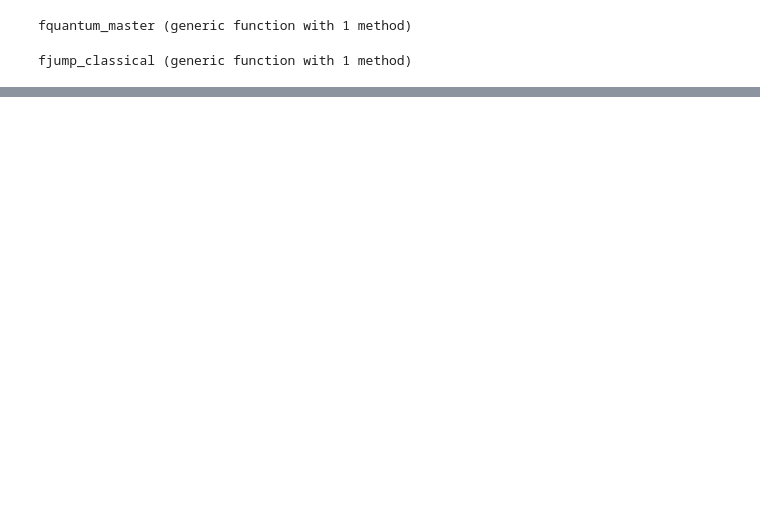
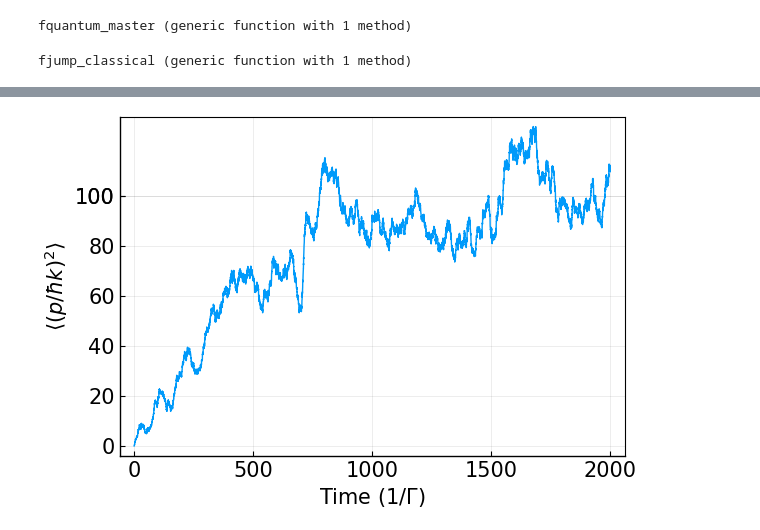
Before and after one commit to dehond/Cooling-calculations, a Jupyter notebook: 1a. Dynamics of Doppler cooling in a standing wave.ipynb, the cells around one changed output, grey strips where cells are left out. Cells and saved outputs as stored; diff of their text form; code cells hidden in the pictures; blank space fills up the shorter version.

```diff
--- a/1a. Dynamics of Doppler cooling in a standing wave.ipynb
+++ b/1a. Dynamics of Doppler cooling in a standing wave.ipynb
@@ -109,0 +121,9 @@ plot(T, p_MCsq[1], label = "",
+# %%
+plot(T, p_MCsq[1], label = "",
+    frame = true,
+    xlabel = L"Time ($1/\Gamma$)",
+    ylabel = L"$\langle \left(p/\hbar k \right)^2\rangle$",
+    yaxis = font(15),
+    xaxis = font(15))
+# %% [output]
+[figure, added]
```
Also changed, not shown: parts of 7 cells of this notebook, 4 other files.
